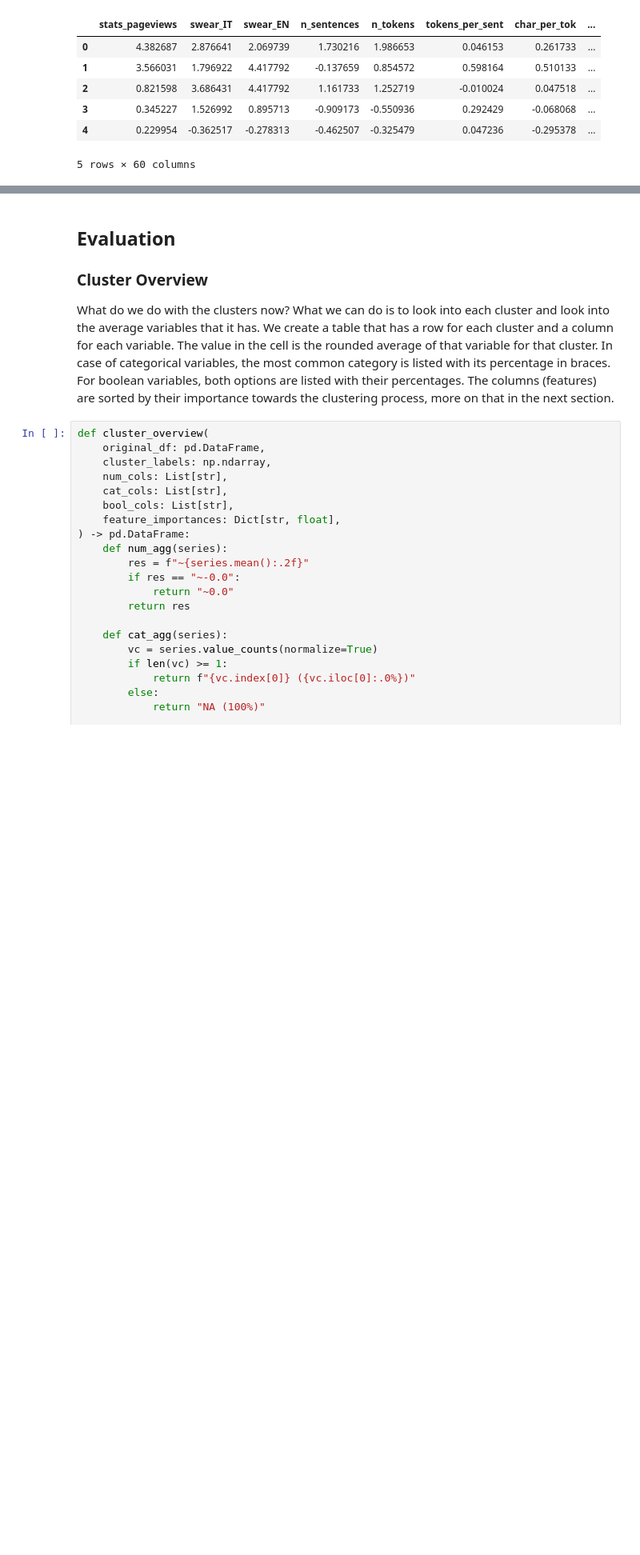
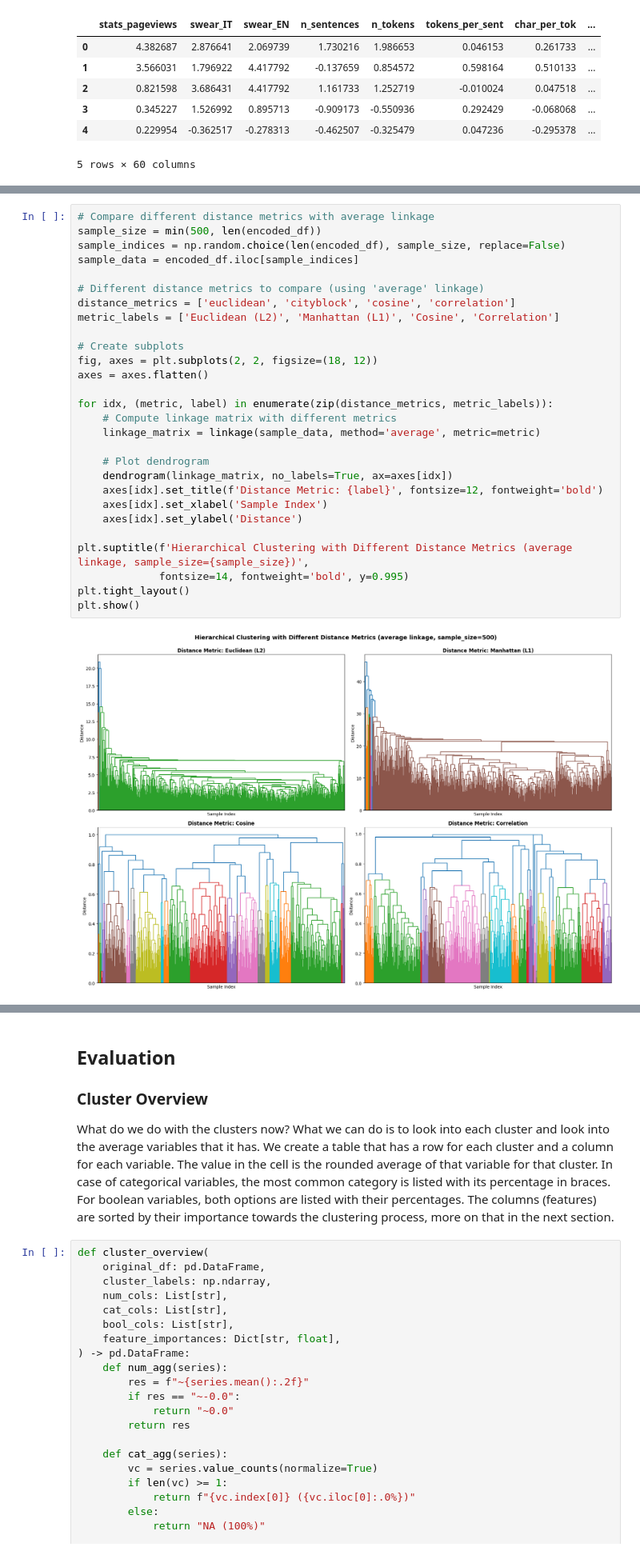
Before and after one commit to jaanisfehling/italian-rap-songs, a Jupyter notebook: clustering/hierarchical.ipynb, the cells around one changed output, grey strips where cells are left out. Shown: that part at 80% size. Saved outputs shown, nothing was run; the diff lists cells and outputs as text; blank space fills up the shorter version.

```diff
--- a/clustering/hierarchical.ipynb
+++ b/clustering/hierarchical.ipynb
@@ -318,0 +296,30 @@ plt.show()
+# %%
+# Compare different distance metrics with average linkage
+sample_size = min(500, len(encoded_df))
+sample_indices = np.random.choice(len(encoded_df), sample_size, replace=False)
+sample_data = encoded_df.iloc[sample_indices]
+
+# Different distance metrics to compare (using 'average' linkage)
+distance_metrics = ['euclidean', 'cityblock', 'cosine', 'correlation']
+metric_labels = ['Euclidean (L2)', 'Manhattan (L1)', 'Cosine', 'Correlation']
+
+# Create subplots
+fig, axes = plt.subplots(2, 2, figsize=(18, 12))
+axes = axes.flatten()
+
+for idx, (metric, label) in enumerate(zip(distance_metrics, metric_labels)):
+    # Compute linkage matrix with different metrics
+    linkage_matrix = linkage(sample_data, method='average', metric=metric)
+
+    # Plot dendrogram
+    dendrogram(linkage_matrix, no_labels=True, ax=axes[idx])
+    axes[idx].set_title(f'Distance Metric: {label}', fontsize=12, fontweight='bold')
+    axes[idx].set_xlabel('Sample Index')
+    axes[idx].set_ylabel('Distance')
+
+plt.suptitle(f'Hierarchical Clustering with Different Distance Metrics (average linkage, sample_size={sample_size})',
+             fontsize=14, fontweight='bold', y=0.995)
+plt.tight_layout()
+plt.show()
+# %% [output]
+[figure, added]
```
Also changed, not shown: parts of 11 cells of this notebook.
